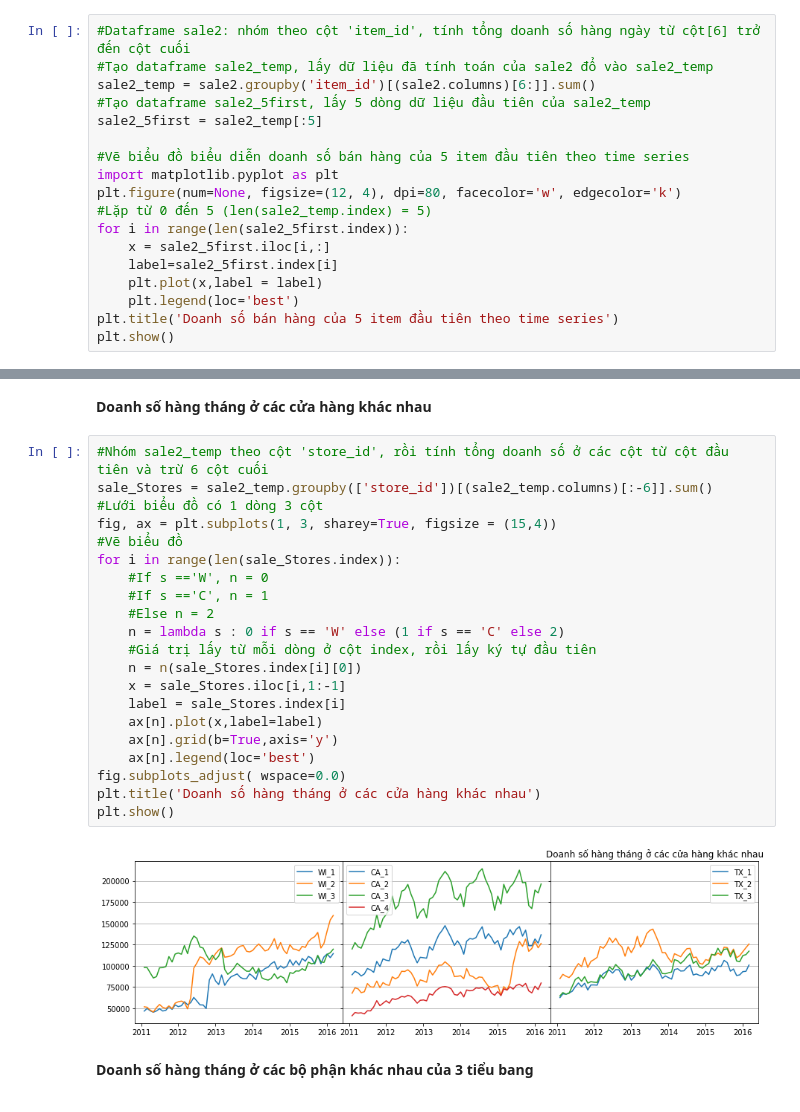
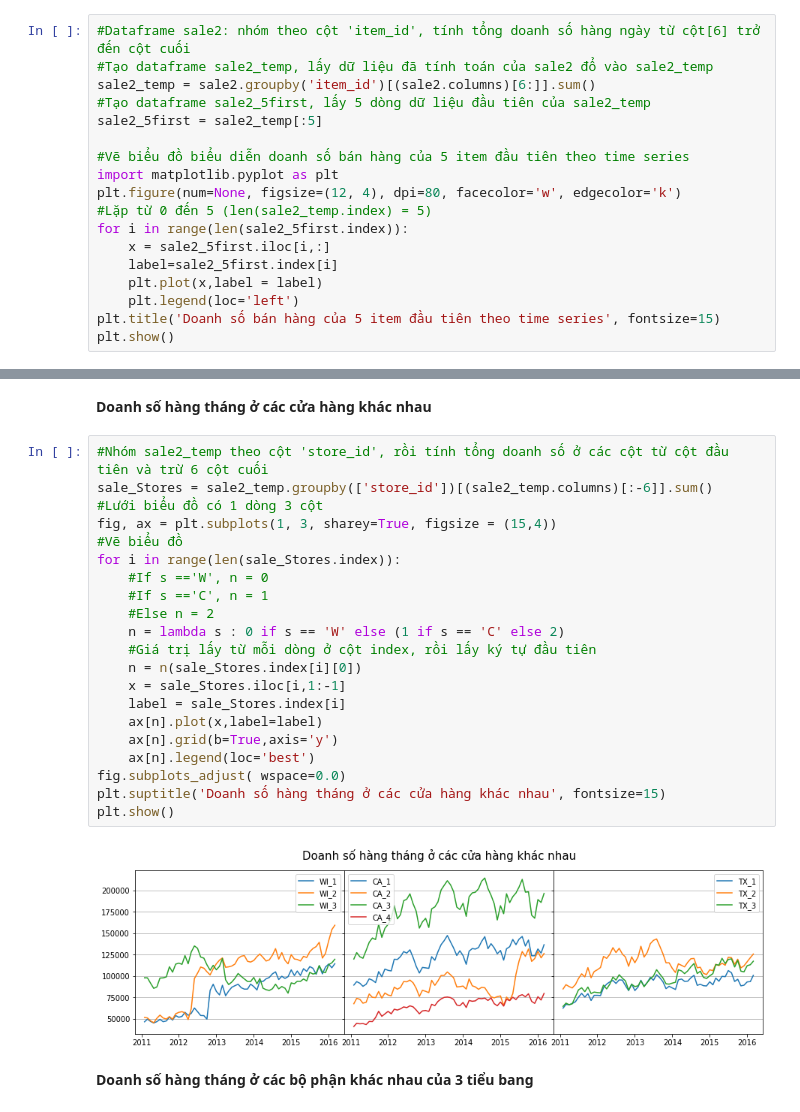
Before and after one commit to HienNguyenMinh/PythonAssignment, a Jupyter notebook: BaiTap2.ipynb, the cells around one changed output, grey strips where cells are left out. Saved outputs shown, nothing was run; the diff lists cells and outputs as text.

```diff
--- a/BaiTap2.ipynb
+++ b/BaiTap2.ipynb
@@ -102,7 +102,7 @@ for i in range(len(sale2_5first.index)):
     x = sale2_5first.iloc[i,:]
     label=sale2_5first.index[i]
     plt.plot(x,label = label)
-    plt.legend(loc='best')
-plt.title('Doanh số bán hàng của 5 item đầu tiên theo time series')
+    plt.legend(loc='left')
+plt.title('Doanh số bán hàng của 5 item đầu tiên theo time series', fontsize=15)
 plt.show()
 # %% [output]
@@ -220,26 +232,26 @@ WARNING:matplotlib.legend:No handles with labels found to put in legend.
 # %%
 #Nhóm sale2_temp theo cột 'store_id', rồi tính tổng doanh số ở các cột từ cột đầu tiên và trừ 6 cột cuối
 sale_Stores = sale2_temp.groupby(['store_id'])[(sale2_temp.columns)[:-6]].sum()
 #Lưới biểu đồ có 1 dòng 3 cột
 fig, ax = plt.subplots(1, 3, sharey=True, figsize = (15,4))
 #Vẽ biểu đồ
 for i in range(len(sale_Stores.index)):
     #If s =='W', n = 0
     #If s =='C', n = 1
     #Else n = 2
     n = lambda s : 0 if s == 'W' else (1 if s == 'C' else 2)
     #Giá trị lấy từ mỗi dòng ở cột index, rồi lấy ký tự đầu tiên
     n = n(sale_Stores.index[i][0])
     x = sale_Stores.iloc[i,1:-1]
     label = sale_Stores.index[i]
     ax[n].plot(x,label=label)
     ax[n].grid(b=True,axis='y')
     ax[n].legend(loc='best')
 fig.subplots_adjust( wspace=0.0)
-plt.title('Doanh số hàng tháng ở các cửa hàng khác nhau')
+plt.suptitle('Doanh số hàng tháng ở các cửa hàng khác nhau', fontsize=15)
 plt.show()
 # %% [output]
-[figure, old version]
+[figure, new version]
 # %% [markdown]
 **Doanh số hàng tháng ở các bộ phận khác nhau của 3 tiểu bang**
 # %%
```
Also changed, not shown: parts of 24 cells of this notebook.
